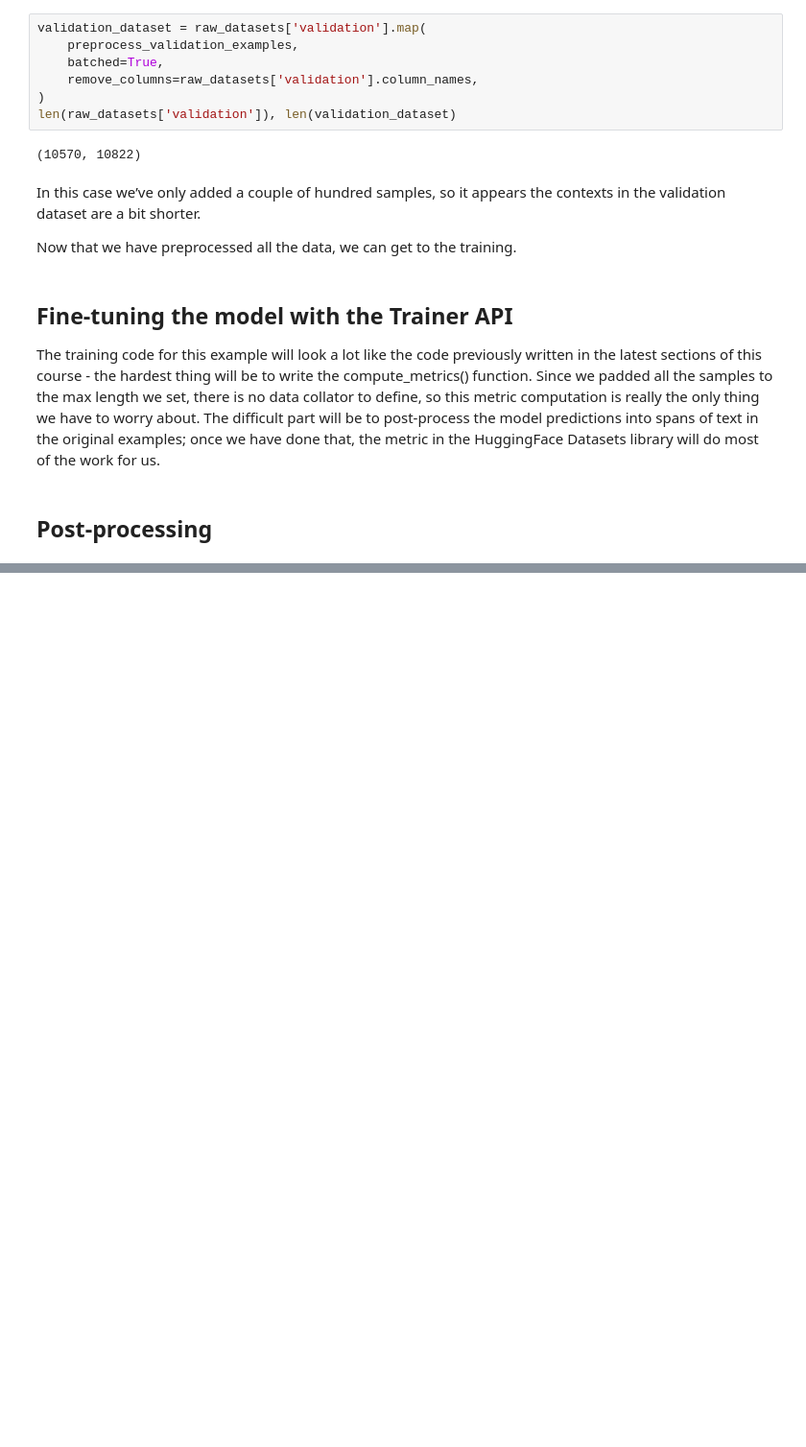
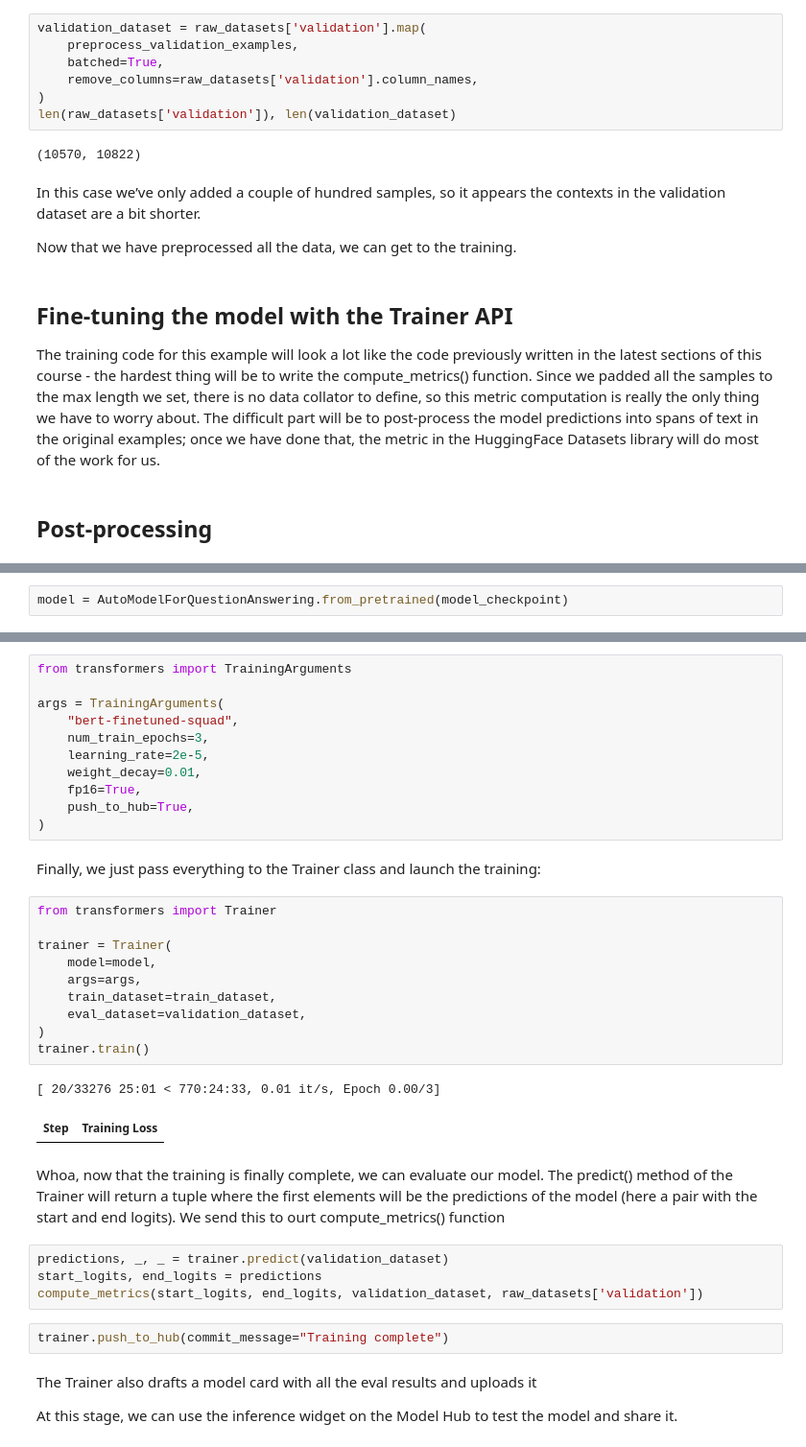
Before and after one commit to pop123-ux/HuggingFace-Project-Learning, a Jupyter notebook: course/chapter7/Question_answering.ipynb, the cells around one changed output, grey strips where cells are left out. Shown at 96% size. Saved outputs shown, nothing was run; the diff lists cells and outputs as text; blank space fills up the shorter version.

```diff
--- a/course/chapter7/Question_answering.ipynb
+++ b/course/chapter7/Question_answering.ipynb
@@ -400,0 +590,2 @@ The training code for this example will look a lot like the code previously writ
+# %%
+model = AutoModelForQuestionAnswering.from_pretrained(model_checkpoint)
@@ -400,0 +611,38 @@ The training code for this example will look a lot like the code previously writ
+# %%
+from transformers import TrainingArguments
+
+args = TrainingArguments(
+    "bert-finetuned-squad",
+    num_train_epochs=3,
+    learning_rate=2e-5,
+    weight_decay=0.01,
+    fp16=True,
+    push_to_hub=True,
+)
+# %% [markdown]
+Finally, we just pass everything to the Trainer class and launch the training:
+# %%
+from transformers import Trainer
+
+trainer = Trainer(
+    model=model,
+    args=args,
+    train_dataset=train_dataset,
+    eval_dataset=validation_dataset,
+)
+trainer.train()
+# %% [output]
+[ 20/33276 25:01 < 770:24:33, 0.01 it/s, Epoch 0.00/3]
+| Step | Training Loss |
+# %% [markdown]
+Whoa, now that the training is finally complete, we can evaluate our model. The predict() method of the Trainer will return a tuple where the first elements will be the predictions of the model (here a pair with the start and end logits). We send this to ourt compute_metrics() function
+# %%
+predictions, _, _ = trainer.predict(validation_dataset)
+start_logits, end_logits = predictions
+compute_metrics(start_logits, end_logits, validation_dataset, raw_datasets['validation'])
+# %%
+trainer.push_to_hub(commit_message="Training complete")
+# %% [markdown]
+The Trainer also drafts a model card with all the eval results and uploads it
+
+At this stage, we can use the inference widget on the Model Hub to test the model and share it.
```
Also changed, not shown: parts of 41 cells of this notebook.
